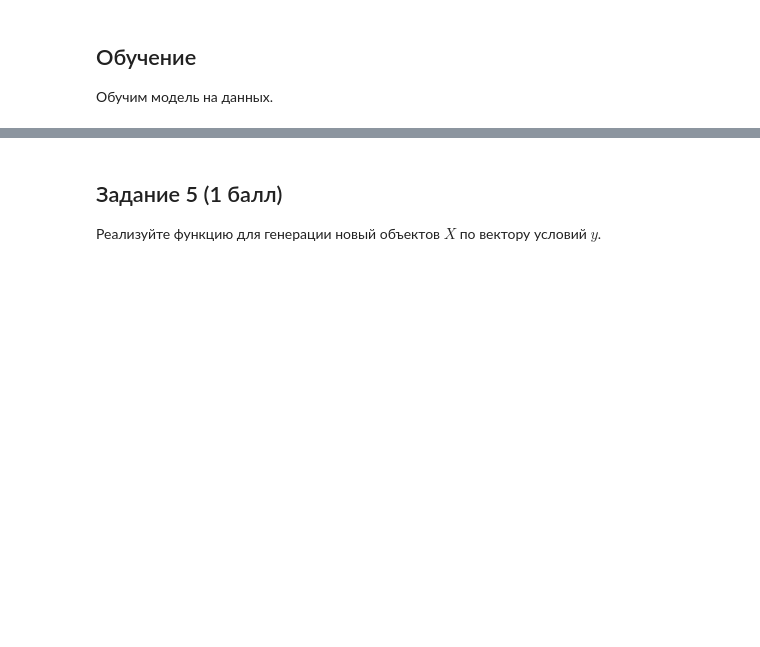
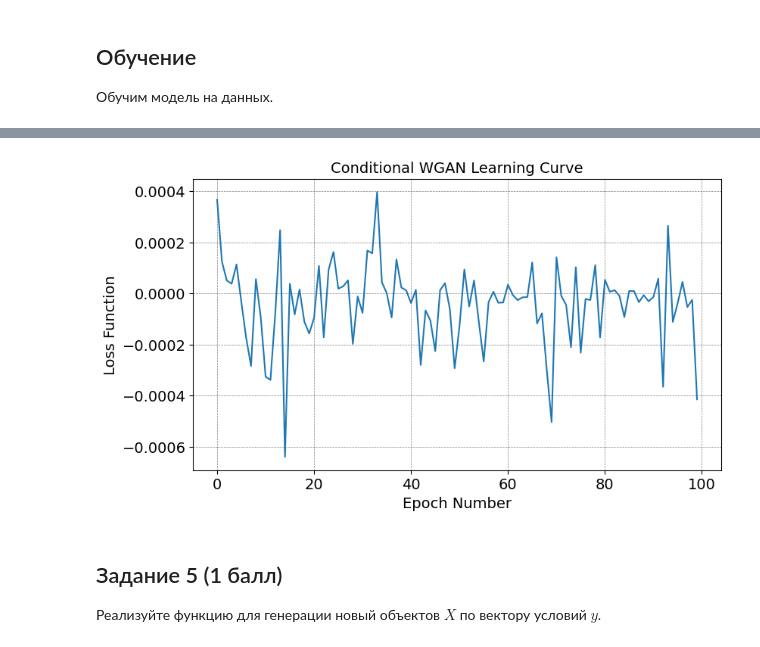
Before and after one commit to boitsov-ivan/gm_ht2, a Jupyter notebook: Boitsov_HW2.ipynb, the cells around one changed output, grey strips where cells are left out. Drawn from its saved outputs; the diff is of its cells as text; code cells hidden in the pictures; blank space fills up the shorter version.

```diff
--- a/Boitsov_HW2.ipynb
+++ b/Boitsov_HW2.ipynb
@@ -79,6 +79,6 @@ names = np.array(
         "class",
     ]
 )
-data = pd.read_csv("data/magic04.data", header=None)
+data = pd.read_csv("https://github.com/boitsov-ivan/gm_ht2/raw/main/data/magic04.data", header=None)
 data.columns = names
 data.head()
@@ -329,7 +360,7 @@ class Fitter(object):
                 ### THE END OF YOUR CODE ###
 
             # caiculate and store loss after an epoch
-            Z_noise = torch.normal(0, 1, (len(X_real), self.latent_dim))
+            Z_noise = torch.normal(0, 1, (len(X_real), self.latent_dim), device=DEVICE)
             X_fake = self.generator(Z_noise, y_cond)
             loss_epoch = torch.mean(self.discriminator(X_real, y_cond)) - torch.mean(
                 self.discriminator(X_fake, y_cond)
@@ -361,14 +395,16 @@ fitter.fit(X_train, y_train)
 # %%
 # WGAN learning curve
 plt.figure(figsize=(9, 5))
 plt.plot(fitter.loss_history)
 plt.xlabel("Epoch Number", size=14)
 plt.ylabel("Loss Function", size=14)
 plt.xticks(size=14)
 plt.yticks(size=14)
 plt.title("Conditional WGAN Learning Curve", size=14)
-plt.grid(b=1, linestyle="--", linewidth=0.5, color="0.5")
+plt.grid(visible=True, linestyle="--", linewidth=0.5, color="0.5")
 plt.show()
+# %% [output]
+[figure, added]
 # %% [markdown]
 ## Задание 5 (1 балл)
 
```
Also changed, not shown: parts of 19 cells of this notebook.
